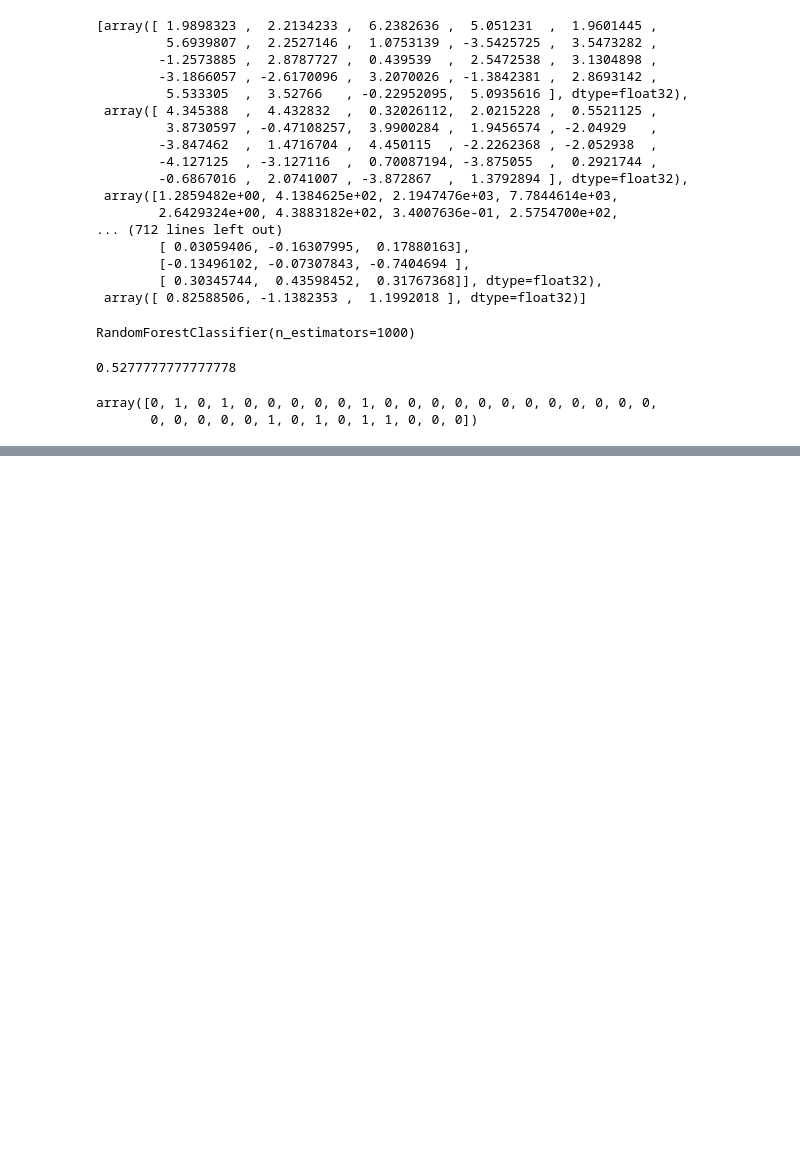
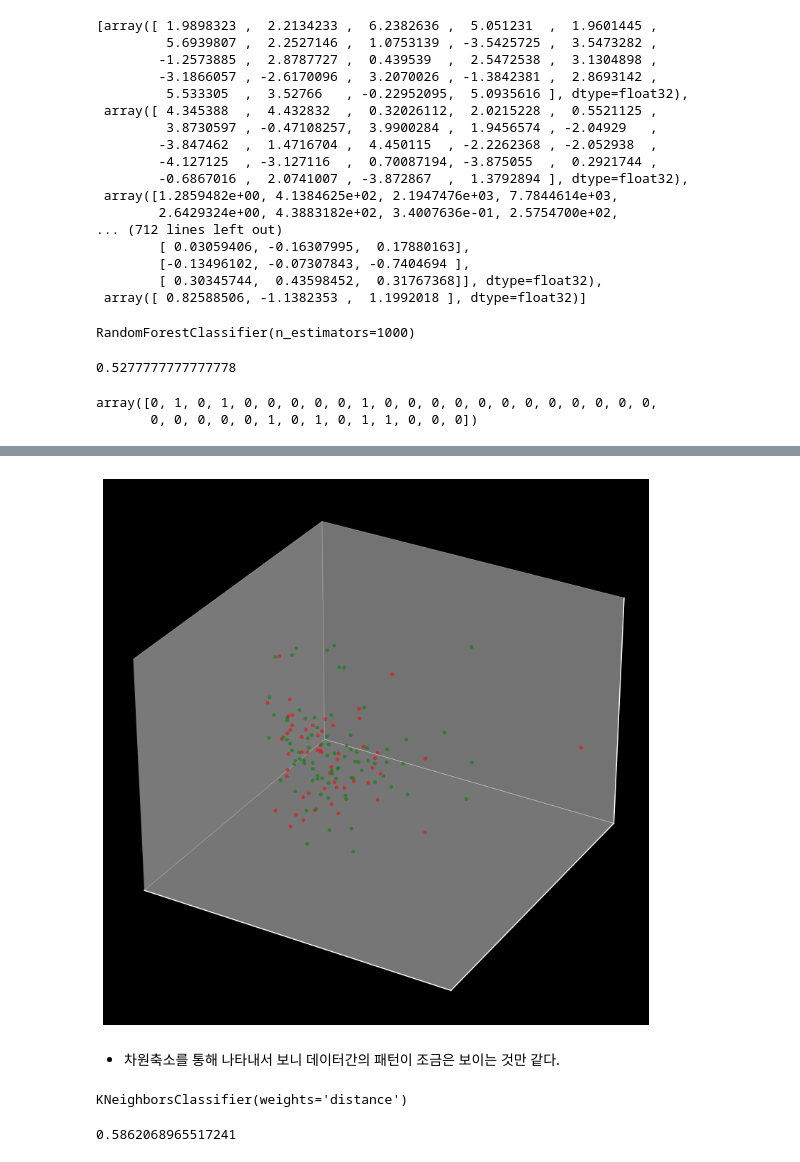
Before and after one commit to yonghyeun/Dementia_Analysis, a Jupyter notebook: LifeLog data/[라이프로그] 활동내역 데이터 모델링.ipynb, the cells around one changed output, grey strips where cells are left out. Cells and saved outputs as stored; diff of their text form; code cells hidden in the pictures; blank space fills up the shorter version.

```diff
--- a/LifeLog data/[라이프로그] 활동내역 데이터 모델링.ipynb
+++ b/LifeLog data/[라이프로그] 활동내역 데이터 모델링.ipynb
@@ -667,0 +672,26 @@ array([0, 1, 0, 1, 0, 0, 0, 0, 0, 1, 0, 0, 0, 0, 0, 0, 0, 0, 0, 0, 0, 0,
+# %%
+X = df.drop('target',axis = 1)
+Y = df['target']
+# %%
+def do_pca(data, component):
+
+    pca = PCA(n_components = component)
+
+    X = data.drop('target',axis = 1)
+    Y = data['target']
+
+    X = pca.fit_transform(X)
+
+    df = pd.DataFrame(X)
+
+    df['target'] = Y
+
+    return df
+# %%
+df.loc[df['target'] == 'Dem','target'] = 'MCI'
+
+pca_df = do_pca(df,3)
+# %%
+color = {'MCI':'red','CN':'green'}
+
+cmap = pca_df['target'].map(color)
@@ -667,0 +700,15 @@ array([0, 1, 0, 1, 0, 0, 0, 0, 0, 1, 0, 0, 0, 0, 0, 0, 0, 0, 0, 0, 0, 0,
+# %%
+fig,ax = plt.subplots(ncols = 1, subplot_kw = {'projection':'3d'},
+                        figsize = (10,10))
+
+ax.scatter(pca_df[0],pca_df[1],pca_df[2], s = 10,
+            color = cmap, alpha = 0.5)
+
+ax.set_xticks([])
+ax.set_yticks([])
+ax.set_zticks([])
+ax.set_facecolor('black')
+# %% [output]
+[figure, added]
+# %% [markdown]
+* 차원축소를 통해 나타내서 보니 데이터간의 패턴이 조금은 보이는 것만 같다.
@@ -667,0 +743,8 @@ array([0, 1, 0, 1, 0, 0, 0, 0, 0, 1, 0, 0, 0, 0, 0, 0, 0, 0, 0, 0, 0, 0,
+# %%
+model.fit(x_train,y_train)
+# %% [output]
+KNeighborsClassifier(weights='distance')
+# %%
+np.mean(y_test == model.predict(x_test))
+# %% [output]
+0.5862068965517241
```
Also changed, not shown: parts of 15 cells of this notebook, 9 other files.
